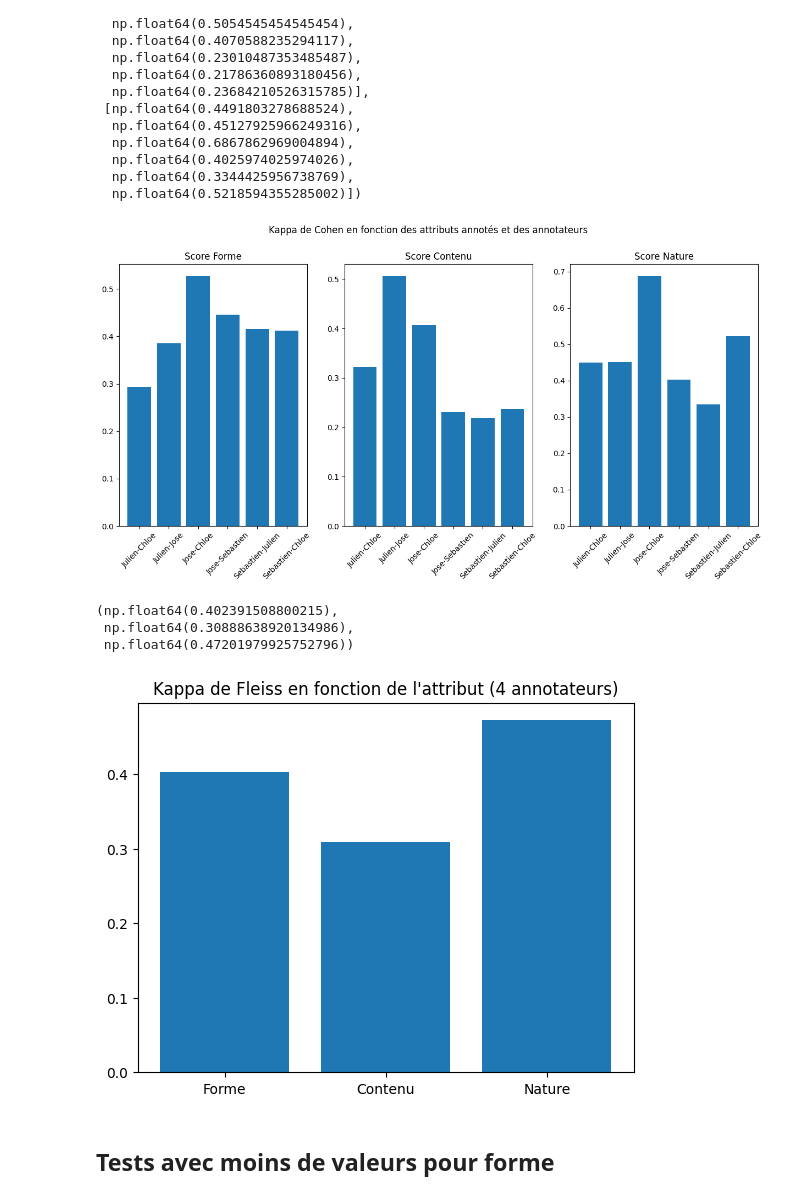
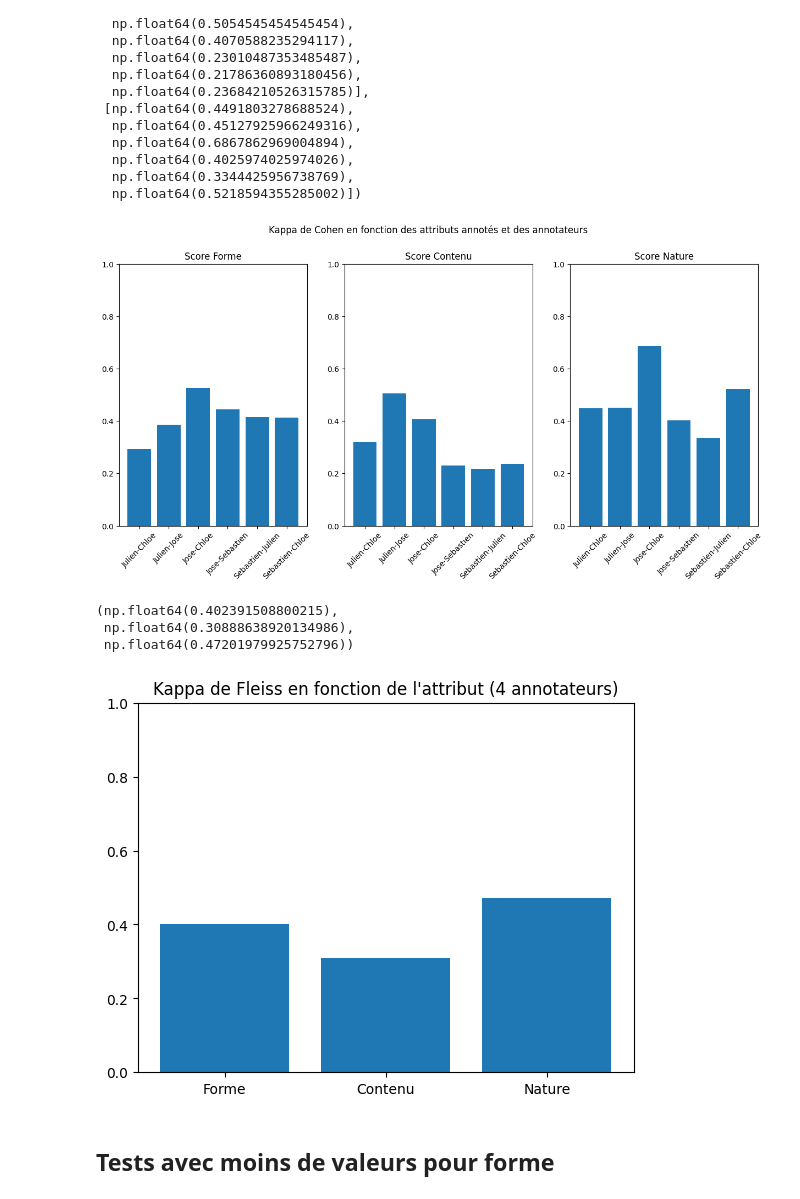
Before and after one commit to chloeboireaudevier/StageMIDL, a Jupyter notebook: kappa_cohen.ipynb, the cells around one changed output. Drawn from its saved outputs; the diff is of its cells as text; code cells hidden in the pictures.

```diff
--- a/kappa_cohen.ipynb
+++ b/kappa_cohen.ipynb
@@ -139,18 +139,21 @@ f.subplots_adjust(bottom=0.2)
 ax1.bar(noms, score_forme)
 ax1.tick_params(axis='x', labelrotation=45)
 ax1.set_title('Score Forme')  # Title for first subplot
+ax1.set_ylim([0,1])
 
 ax2.bar(noms, score_contenu)
 ax2.tick_params(axis='x', labelrotation=45)
 ax2.set_title('Score Contenu')  # Title for second subplot
+ax2.set_ylim([0,1])
 
 ax3.bar(noms, score_nature)
 ax3.tick_params(axis='x', labelrotation=45)
 ax3.set_title('Score Nature')  # Title for third subplot
+ax3.set_ylim([0,1])
 f.suptitle("Kappa de Cohen en fonction des attributs annotés et des annotateurs")
 plt.show()
 # %% [output]
-[figure, old version]
+[figure, new version]
 # %%
 agreg_forme = aggregate_raters(np.array([dataJulien['Forme'].to_numpy(),dataChloe['Forme ( du contenu )'].to_numpy(),dataJose['Forme'].to_numpy(),dataSebastien['Forme'].to_numpy()]).transpose())
 multi_score_forme = fleiss_kappa(agreg_forme[0])
@@ -169,10 +172,11 @@ multi_score_forme,multi_score_contenu,multi_score_nature
 # %%
 plt.bar(["Forme","Contenu","Nature"],[multi_score_forme,multi_score_contenu,multi_score_nature])
 
 plt.title("Kappa de Fleiss en fonction de l'attribut (4 annotateurs)")
+plt.ylim([0,1])
 plt.show()
 # %% [output]
-[figure, old version]
+[figure, new version]
 # %% [markdown]
 ## Tests avec moins de valeurs pour forme
 # %%
```
Also changed, not shown: parts of 10 cells of this notebook.
